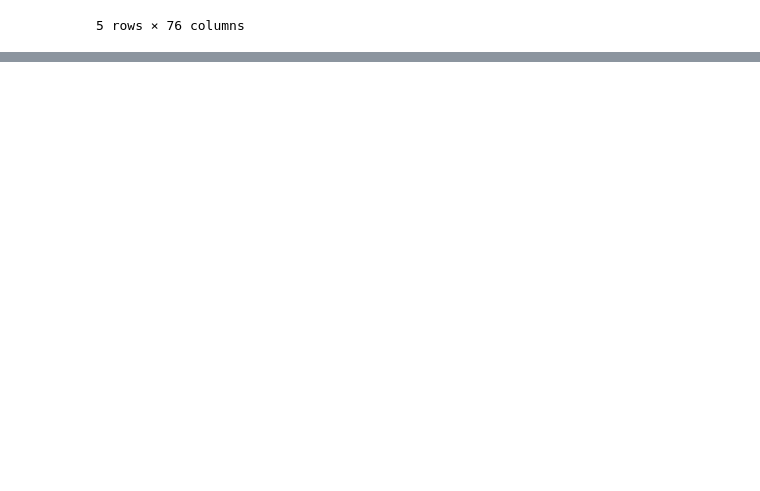
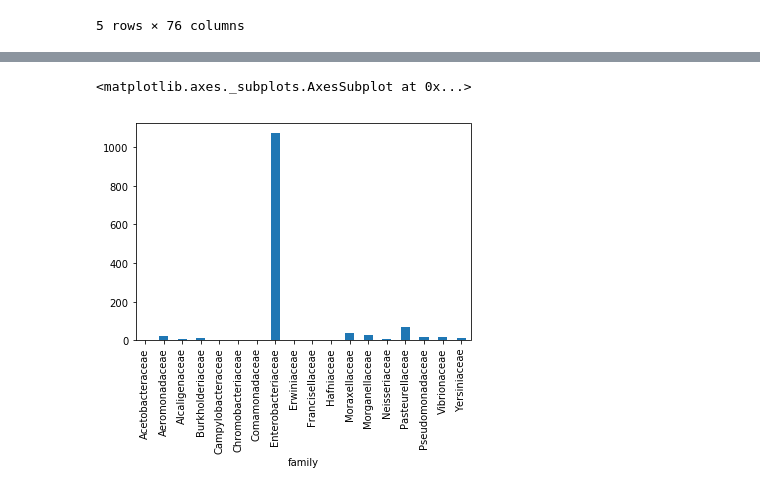
Before and after one commit to BeckResearchLab/plasmid_search, a Jupyter notebook: Plasmid.ipynb, the cells around one changed output, grey strips where cells are left out. Saved outputs shown, nothing was run; the diff lists cells and outputs as text; code cells hidden in the pictures; blank space fills up the shorter version.

Commit message:
Adding graph of top 18 families of bacteria.

```diff
--- a/Plasmid.ipynb
+++ b/Plasmid.ipynb
@@ -101,7 +104,7 @@ df_min_organism.shape
 # %% [output]
 (1876, 23)
 # %%
-df_min_organism_lineages = df_min_organism.merge(lineages_table, how = 'inner', left_on = 'organism', right_on = 'species')
+df_min_organism_lineages = df_min_organism.merge(lineages_table, how = 'left', left_on = 'organism', right_on = 'species')
 # %%
 df_min_organism_lineages.shape
 # %% [output]
@@ -117,5 +120,5 @@ df_min_organism_lineages.head()
 | 4 | ErmC | RF0071 | NP_040407.1 | - | 1.200000e-171 | 561.4 | 23.2 | 1.400000e-171 | ... |
 5 rows × 76 columns
 # %%
-temp = df_min_organism_lineages[df_min_organism_lineages['subspecies'].isnull() & df_min_organism_lineages['no rank2'].isnull() & df_min_organism_lineages['no rank1'].isnull()]
+final_df = df_min_organism_lineages[df_min_organism_lineages['subspecies'].isnull() & df_min_organism_lineages['no rank2'].isnull() & df_min_organism_lineages['no rank1'].isnull()]
 # %%
@@ -136,0 +162,5 @@ temp.to_csv(path_or_buf='temp.tsv', sep='\t')
+# %%
+final_df.groupby('family').query.count().plot(kind = "bar")
+# %% [output]
+<matplotlib.axes._subplots.AxesSubplot at 0x...>
+[figure, added]
```
Also changed, not shown: parts of 6 cells of this notebook.
